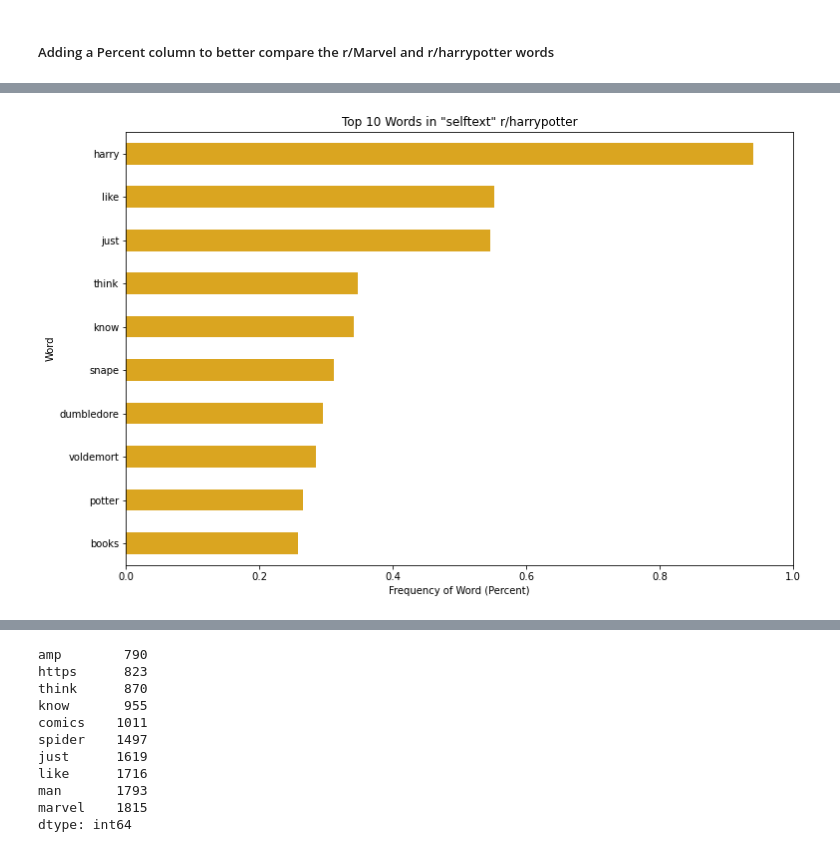
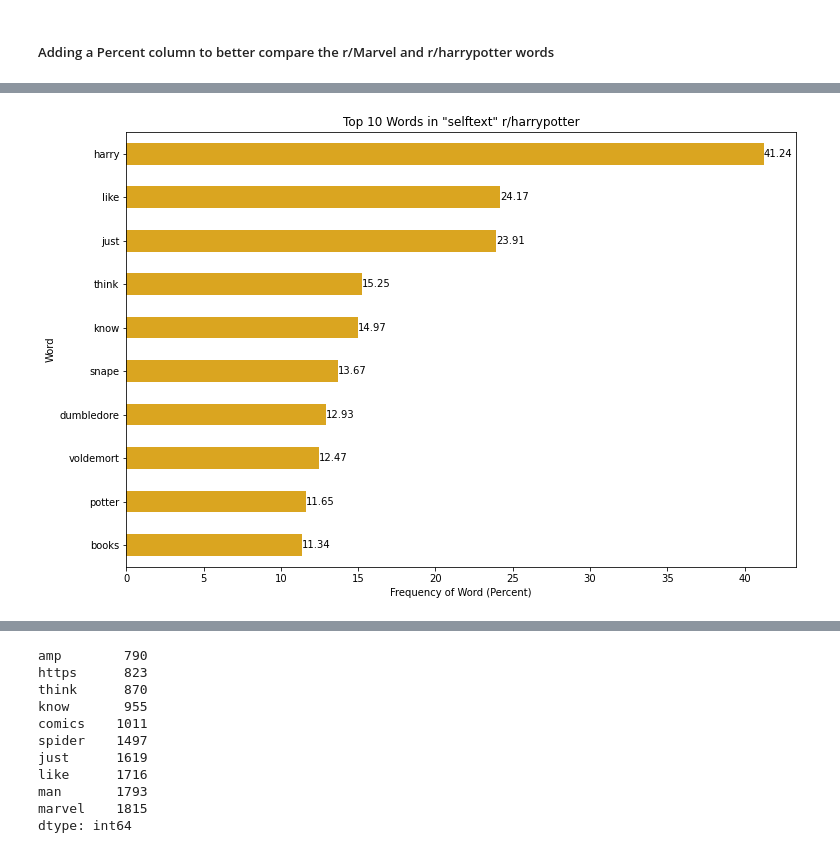
Before and after one commit to jpetersen626/reddit_classification_nlp, a Jupyter notebook: code/02_EDA.ipynb, the cells around one changed output, grey strips where cells are left out. Drawn from its saved outputs; the diff is of its cells as text; code cells hidden in the pictures.

```diff
--- a/code/02_EDA.ipynb
+++ b/code/02_EDA.ipynb
@@ -159,4 +218,4 @@ See the caveats in the documentation: https://pandas.pydata.org/pandas-docs/stab
 # %%
-hp_common_words = hp_common.sum().sort_values().tail(10)
+hp_common_words = hp_common.sum().sort_values()
 hp_common_words
 # %% [output]
@@ -174,5 +266,6 @@ dtype: int64
 # %%
 hp_common_words_df = pd.DataFrame(hp_common_words, columns=['word_count'])
+hp_common_words_df = hp_common_words_df[hp_common_words_df['word_count'] > 0].tail(10)
 hp_common_words_df
 # %% [output]
 |  | word_count |
@@ -189,4 +298,2 @@ hp_common_words_df
 # %% [markdown]
 ##### Adding a Percent column to better compare the r/Marvel and r/harrypotter words
-# %%
-hp_common_words_df['percent'] = hp_common_words_df['word_count'] / 6109
@@ -206,0 +300,3 @@ hp_common_words_df
+# %%
+hp_common_words_df['percent'] = ((hp_common_words_df['word_count'] / 13942) * 100).round(2)
+hp_common_words_df
@@ -207,13 +330,13 @@ hp_common_words_df
 # %%
 ax = hp_common_words_df['percent'].plot.barh(
     figsize=(12,8),
     title='Top 10 Words in "selftext" r/harrypotter',
     ylabel='Frequency of Word (Percent)',
     xlabel='Word',
-    xlim=[0, 1.0],
     color='goldenrod'
 )
-ax.set_xlabel('Frequency of Word (Percent)')
+ax.set_xlabel('Frequency of Word (Percent)'),
+ax.bar_label(ax.containers[0])
 plt.savefig('../images/hp_selftext_words');
 # %% [output]
-[figure, old version]
+[figure, new version]
```
Also changed, not shown: parts of 55 cells of this notebook, 10 other files.
